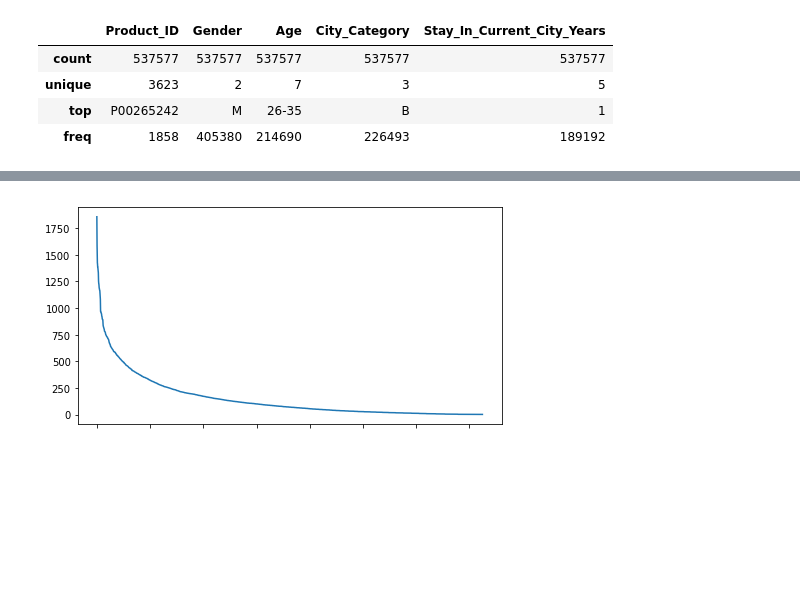
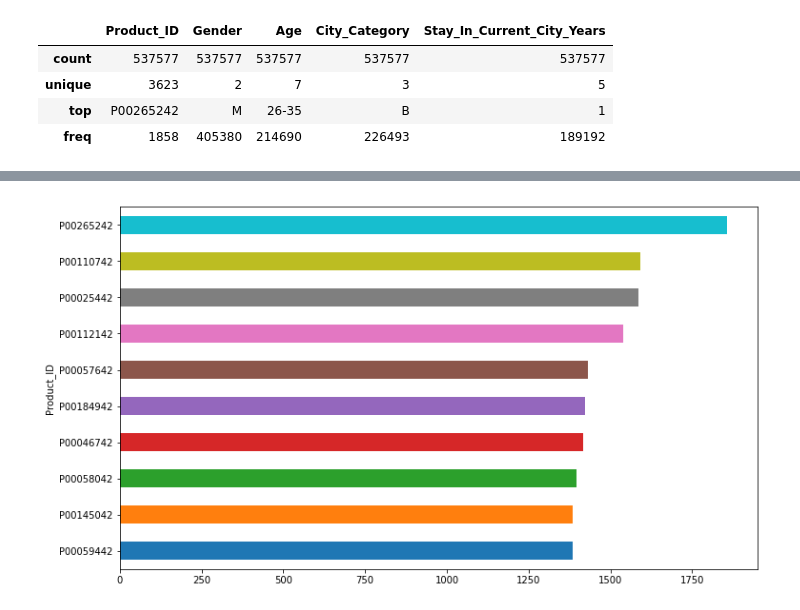
Before and after one commit to BraidyWu/black-friday, a Jupyter notebook: black_friday.ipynb, the cells around one changed output, grey strips where cells are left out. Cells and saved outputs as stored; diff of their text form; code cells hidden in the pictures; blank space fills up the shorter version.

```diff
--- a/black_friday.ipynb
+++ b/black_friday.ipynb
@@ -139,7 +259,6 @@ plt.show()
 # %%
-fig, ax = plt.subplots(figsize=(16, 4), subplot_kw=dict(aspect='equal'))
-product_id = df['Product_ID'].value_counts()
-product_id.plot()
+fig, ax = plt.subplots(figsize=(12,7))
+df.groupby('Product_ID')['Purchase'].count().nlargest(10).sort_values().plot('barh')
 plt.show()
 # %% [output]
-[figure, old version]
+[figure, new version]
```
Also changed, not shown: parts of 15 cells of this notebook.
